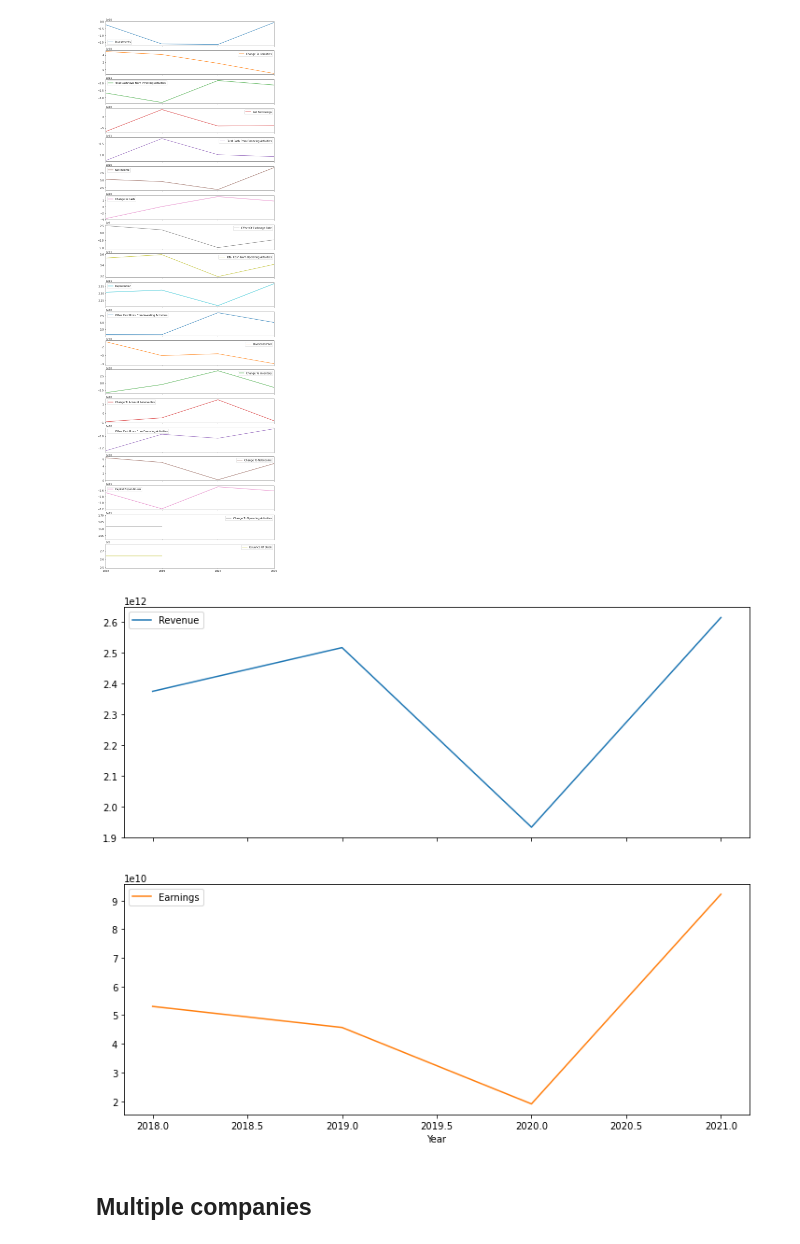
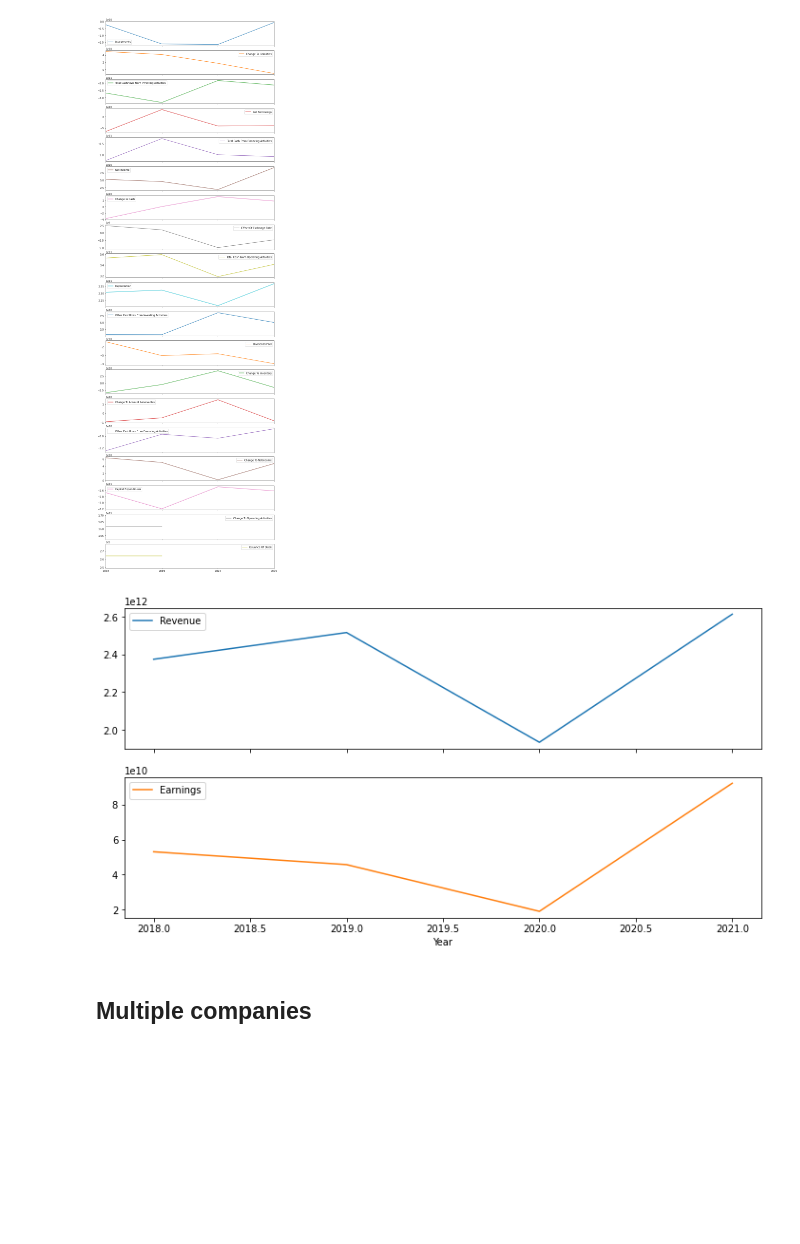
Before and after one commit to muadelm/StockMarketData, a Jupyter notebook: YFinance Stock market data.ipynb, the cells around one changed output. Cells and saved outputs as stored; diff of their text form; code cells hidden in the pictures; blank space fills up the shorter version.

```diff
--- a/YFinance Stock market data.ipynb
+++ b/YFinance Stock market data.ipynb
@@ -138,9 +138,9 @@ ptr.cashflow.T.plot(figsize = [12,40], subplots = True);
 # %% [output]
 [figure]
 # %%
-ptr.earnings.plot(figsize = [12,10], subplots = True);
+ptr.earnings.plot(figsize = [12,6], subplots = True);
 # %% [output]
-[figure, old version]
+[figure, new version]
 # %%
 ptr.sustainability
 # %% [markdown]
```
Also changed, not shown: parts of 4 cells of this notebook.
